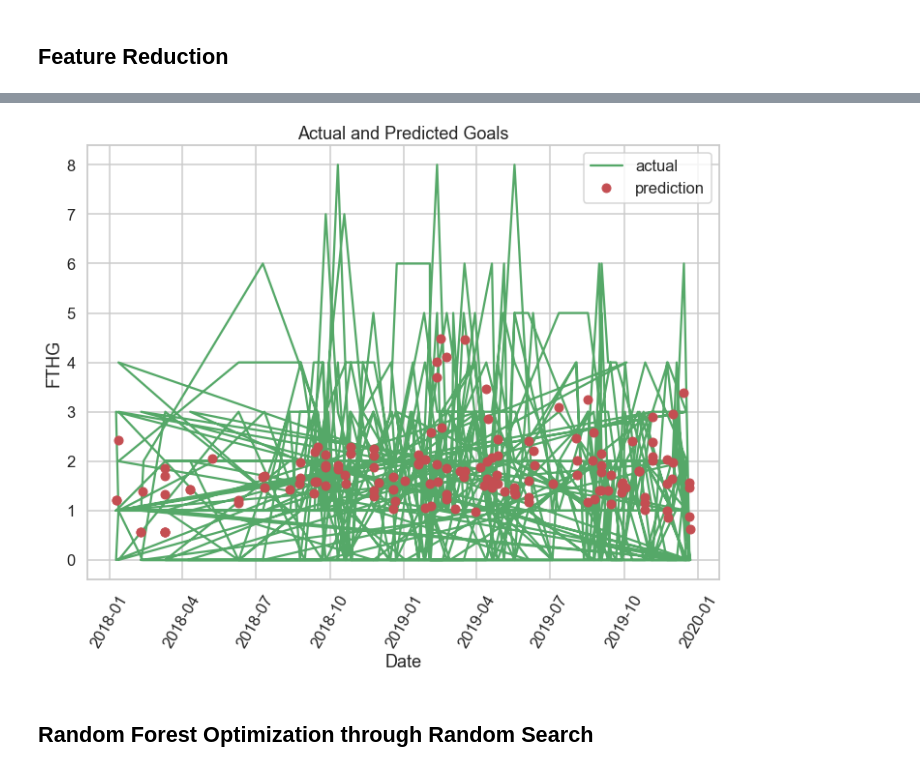
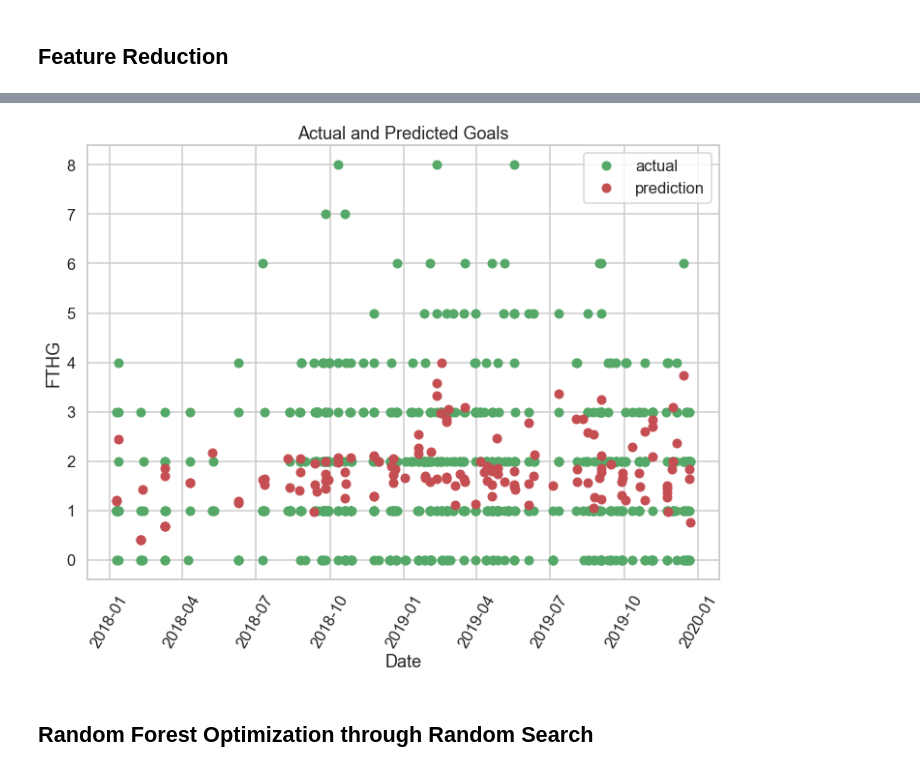
Before and after one commit to nichohelmut/bookie, a Jupyter notebook: home_team_prediction.ipynb, the cells around one changed output, grey strips where cells are left out. Saved outputs shown, nothing was run; the diff lists cells and outputs as text; code cells hidden in the pictures.

```diff
--- a/home_team_prediction.ipynb
+++ b/home_team_prediction.ipynb
@@ -83,2 +90,7 @@ df_team_with_past_HST.fillna(0, inplace=True)
+# %%
+
+df_team_with_past_FTHG = df_team_with_past_FTHG.reindex(columns=columns_HTGDIFF_HST_FTHG)
+# %%
+df_team_with_past_FTHG.fillna(0, inplace=True)
 # %%
-df_result = df_team_with_past_HST.copy()
+df_result = df_team_with_past_FTHG.copy()
@@ -96,8 +122,7 @@ labels = np.array(df_result['FTHG'])
 
 # Remove the labels from the features
 # axis 1 refers to the columns
-#df_result= df_result.drop(['Year','Day','Month','HTGDIFF_10','FTHG_6','FTHG_8', 'FTHG_9', 'FTHG_10','FTHG', 'FTAG', 'HTGDIFF', 'ATGDIFF', 'HS', 'AS', 'HST', 'AST', 'HC', 'AC', 'HF', 'AF', 'HY', 'AY', 'HR', 'AR'], axis = 1)
-df_result= df_result.drop(['FTHG','HST_9','HTGDIFF_3','HTGDIFF_6','HTGDIFF_7','HST_4', 'HST_7','HTGDIFF_5','HTGDIFF_8', 'HST_6', 'HST_10', 'HTGDIFF_9','HTGDIFF_10','FTAG', 'HTGDIFF', 'ATGDIFF', 'HST', 'AST'], axis = 1)
+df_result= df_result.drop(['FTHG','FTAG', 'HTGDIFF', 'ATGDIFF', 'HST', 'AST', 'HTGDIFF_7', 'HTGDIFF_9', 'HTGDIFF_10', 'FTHG_5', 'FTHG_8', 'FTHG_10', 'FTHG_4', 'FTHG_7', 'HST_6', 'FTHG_3', 'FTHG_7', 'FTHG_3'], axis = 1)
 
 # Saving feature names for later use
 feature_list = list(df_result.columns)
@@ -304,17 +303,17 @@ test_dates = [datetime.datetime.strptime(date, '%Y-%m-%d') for date in test_date
 # Dataframe with predictions and dates
 predictions_data = pd.DataFrame(data = {'date': test_dates, 'prediction': predictions})
 # %%
-plt.plot(true_data['date'], true_data['actual'], 'g-', label = 'actual')
+plt.plot(true_data['date'], true_data['actual'], 'go', label = 'actual')
 
 # Plot the predicted values
 plt.plot(predictions_data['date'], predictions_data['prediction'], 'ro', label = 'prediction')
 plt.xticks(rotation = '60');
 plt.legend()
 
 # Graph labels
 plt.xlabel('Date'); plt.ylabel('FTHG'); plt.title('Actual and Predicted Goals');
 # %% [output]
-[figure, old version]
+[figure, new version]
 # %% [markdown]
 ## Random Forest Optimization through Random Search
 # %%
```
Also changed, not shown: parts of 45 cells of this notebook, 27 other files.
